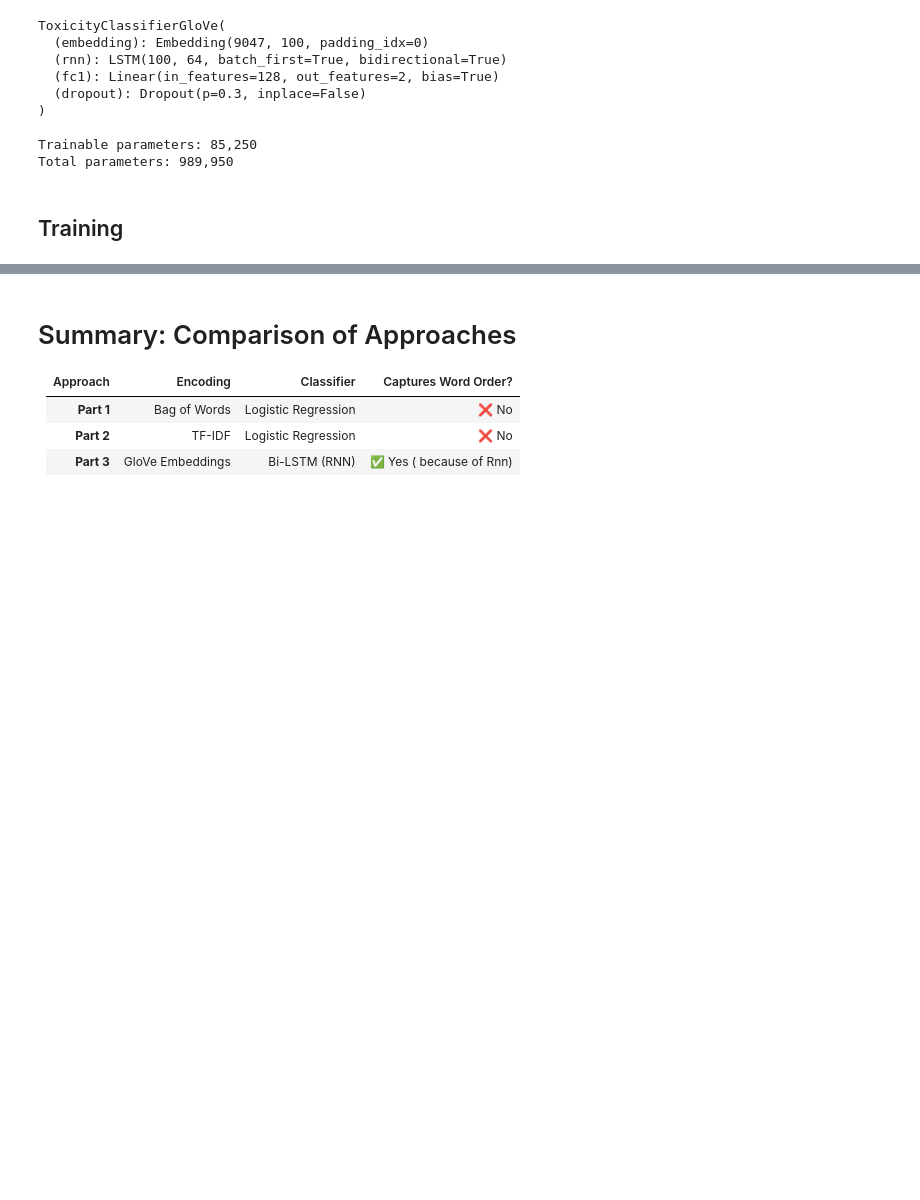
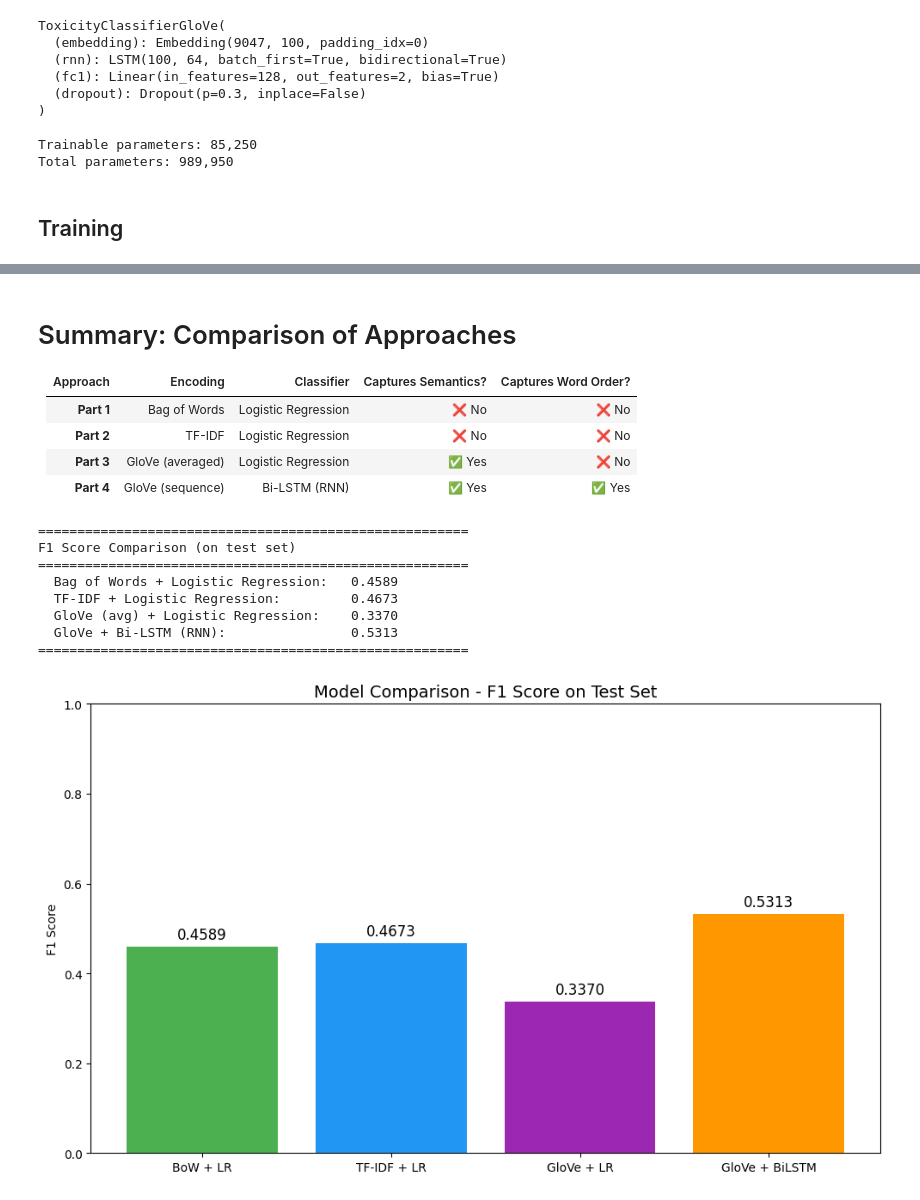
Before and after one commit to anasnofal/worshop_3, a Jupyter notebook: Text-Classification-RNN.ipynb, the cells around one changed output, grey strips where cells are left out. Cells and saved outputs as stored; diff of their text form; code cells hidden in the pictures; blank space fills up the shorter version.

Commit message:
add glove + LR

```diff
--- a/Text-Classification-RNN.ipynb
+++ b/Text-Classification-RNN.ipynb
@@ -182,0 +230,12 @@ weighted avg       0.92      0.89      0.90      4330
+# %%
+# Train Logistic Regression on GloVe-averaged features
+glove_lr_model = LogisticRegression(max_iter=1000, class_weight="balanced")
+glove_lr_model.fit(X_train_glove, y_train)
+
+# Evaluate
+glove_lr_preds = glove_lr_model.predict(X_test_glove)
+glove_lr_f1 = f1_score(y_test, glove_lr_preds, average="binary")
+
+print(f"GloVe + Logistic Regression F1 Score: {glove_lr_f1:.4f}")
+print("\nClassification Report:")
+print(classification_report(y_test, glove_lr_preds, target_names=["non-toxic", "toxic"]))
@@ -485,36 +547,48 @@ plt.show()
 # %% [markdown]
 # Summary: Comparison of Approaches
 
-| Approach | Encoding | Classifier | Captures Word Order? |
-|----------|----------|------------|---------------------|
-| **Part 1** | Bag of Words | Logistic Regression | ❌ No |
-| **Part 2** | TF-IDF | Logistic Regression | ❌ No |
-| **Part 3** | GloVe Embeddings | Bi-LSTM (RNN) | ✅ Yes ( because of Rnn) |
+| Approach | Encoding | Classifier | Captures Semantics? | Captures Word Order? |
+|----------|----------|------------|--------------------|--------------------|
+| **Part 1** | Bag of Words | Logistic Regression | ❌ No | ❌ No |
+| **Part 2** | TF-IDF | Logistic Regression | ❌ No | ❌ No |
+| **Part 3** | GloVe (averaged) | Logistic Regression | ✅ Yes | ❌ No |
+| **Part 4** | GloVe (sequence) | Bi-LSTM (RNN) | ✅ Yes | ✅ Yes |
 # %%
 # Final comparison
-glove_f1 = val_f1s[-1]
+glove_rnn_f1 = val_f1s[-1]
 
-print("=" * 50)
+print("=" * 55)
 print("F1 Score Comparison (on test set)")
-print("=" * 50)
-print(f"  Bag of Words + Logistic Regression:  {bow_f1:.4f}")
-print(f"  TF-IDF + Logistic Regression:        {tfidf_f1:.4f}")
-print(f"  GloVe + Bi-LSTM (RNN):               {glove_f1:.4f}")
-print("=" * 50)
+print("=" * 55)
+print(f"  Bag of Words + Logistic Regression:   {bow_f1:.4f}")
+print(f"  TF-IDF + Logistic Regression:         {tfidf_f1:.4f}")
+print(f"  GloVe (avg) + Logistic Regression:    {glove_lr_f1:.4f}")
+print(f"  GloVe + Bi-LSTM (RNN):                {glove_rnn_f1:.4f}")
+print("=" * 55)
 
 # Bar chart comparison
-methods = ["BoW + LR", "TF-IDF + LR", "GloVe + BiLSTM"]
-scores = [bow_f1, tfidf_f1, glove_f1]
+methods = ["BoW + LR", "TF-IDF + LR", "GloVe + LR", "GloVe + BiLSTM"]
+scores = [bow_f1, tfidf_f1, glove_lr_f1, glove_rnn_f1]
 
 fig, ax = plt.subplots(figsize=(10, 6))
-bars = ax.bar(methods, scores, color=["#4CAF50", "#2196F3", "#FF9800"])
+bars = ax.bar(methods, scores, color=["#4CAF50", "#2196F3", "#9C27B0", "#FF9800"])
 ax.set_ylabel("F1 Score")
 ax.set_title("Model Comparison - F1 Score on Test Set", fontsize=14)
 ax.set_ylim(0, 1)
 
 for bar, score in zip(bars, scores):
     ax.text(bar.get_x() + bar.get_width()/2., bar.get_height() + 0.01,
             f'{score:.4f}', ha='center', va='bottom', fontsize=12)
 
 plt.tight_layout()
 plt.show()
+# %% [output]
+=======================================================
+F1 Score Comparison (on test set)
+=======================================================
+  Bag of Words + Logistic Regression:   0.4589
+  TF-IDF + Logistic Regression:         0.4673
+  GloVe (avg) + Logistic Regression:    0.3370
+  GloVe + Bi-LSTM (RNN):                0.5313
+=======================================================
+[figure, added]
```
Also changed, not shown: parts of 11 cells of this notebook.
